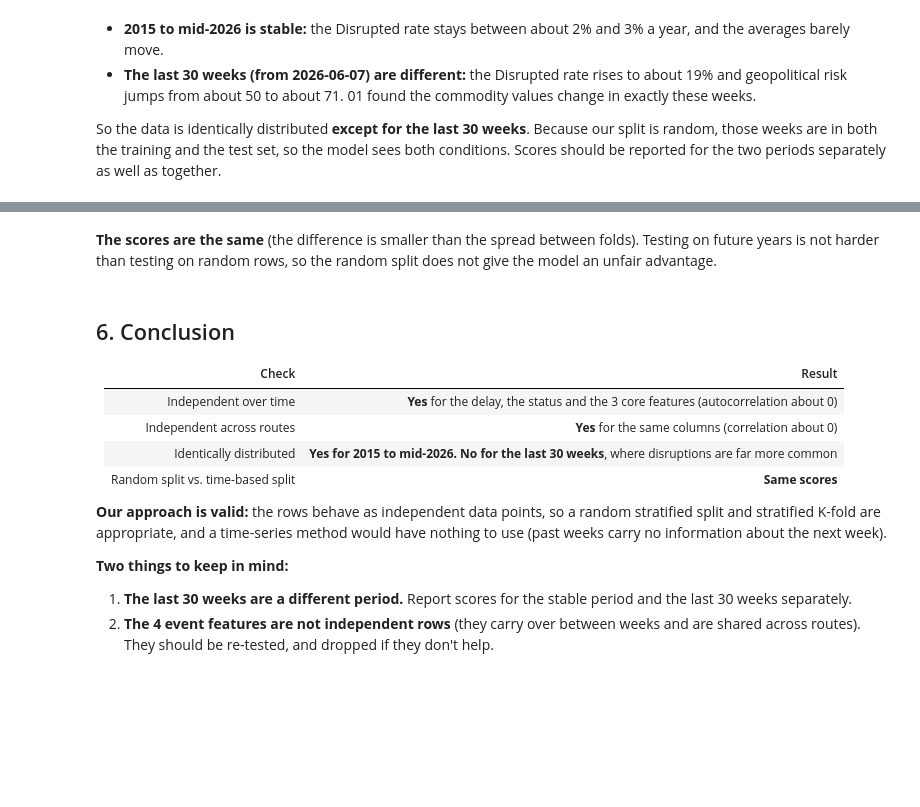
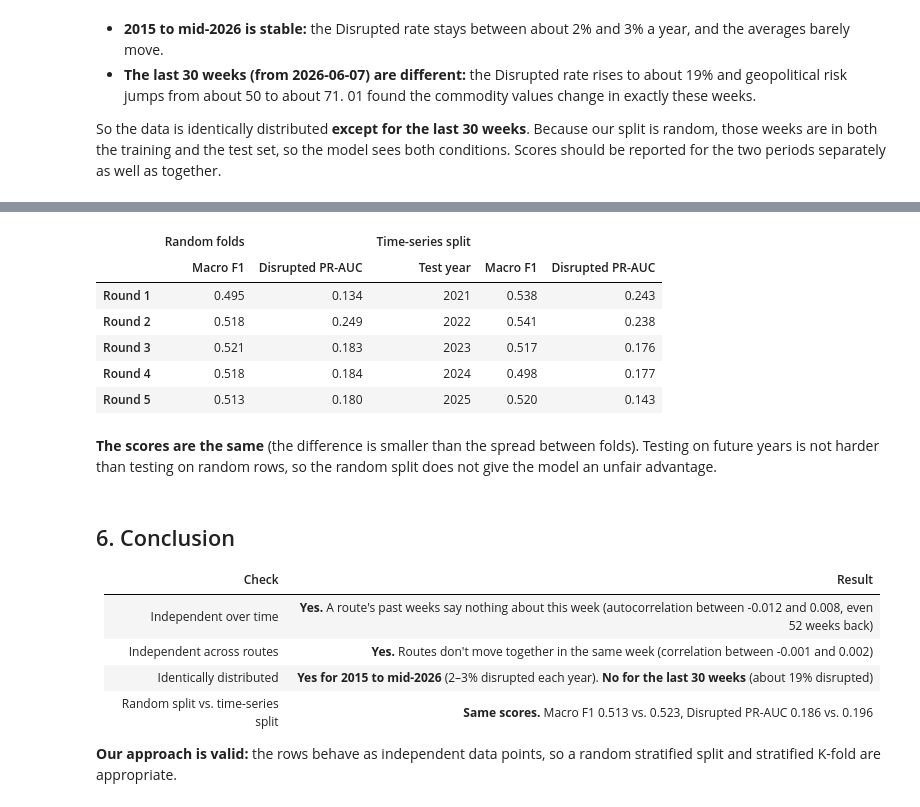
Before and after one commit to Break-Through-Tech/Accenture-2A-predict-the-supply-chain-disruptions, a Jupyter notebook: notebooks/02_3_iid_validation.ipynb, the cells around one changed output, grey strips where cells are left out. Cells and saved outputs as stored; diff of their text form; code cells hidden in the pictures; blank space fills up the shorter version.

```diff
--- a/notebooks/02_3_iid_validation.ipynb
+++ b/notebooks/02_3_iid_validation.ipynb
@@ -290,3 +267,20 @@ pd.DataFrame({
+# %%
+# Every round behind the averages above (5 rounds per method)
+names = {"macro_f1": "Macro F1", "disrupted_pr_auc": "Disrupted PR-AUC"}
+all_rounds = pd.concat({
+    "Random folds": random_scores.rename(columns=names),
+    "Time-series split": time_scores.rename(columns=names).assign(**{"Test year": test_years})[["Test year", *names.values()]],
+}, axis=1)
+all_rounds.index = [f"Round {i}" for i in range(1, len(all_rounds) + 1)]
+all_rounds.round(3)
+# %% [output]
+|  | Random folds |  | Time-series split |  |  |
+|  | Macro F1 | Disrupted PR-AUC | Test year | Macro F1 | Disrupted PR-AUC |
+| Round 1 | 0.495 | 0.134 | 2021 | 0.538 | 0.243 |
+| Round 2 | 0.518 | 0.249 | 2022 | 0.541 | 0.238 |
+| Round 3 | 0.521 | 0.183 | 2023 | 0.517 | 0.176 |
+| Round 4 | 0.518 | 0.184 | 2024 | 0.498 | 0.177 |
+| Round 5 | 0.513 | 0.180 | 2025 | 0.520 | 0.143 |
 # %% [markdown]
 **The scores are the same** (the difference is smaller than the spread between folds). Testing on future years is not harder than testing on random rows, so the random split does not give the model an unfair advantage.
 # %% [markdown]
@@ -294,13 +288,9 @@ pd.DataFrame({
 
 | Check | Result |
 |---|---|
-| Independent over time | **Yes** for the delay, the status and the 3 core features (autocorrelation about 0) |
-| Independent across routes | **Yes** for the same columns (correlation about 0) |
-| Identically distributed | **Yes for 2015 to mid-2026. No for the last 30 weeks**, where disruptions are far more common |
-| Random split vs. time-based split | **Same scores** |
+| Independent over time | **Yes.** A route's past weeks say nothing about this week (autocorrelation between -0.012 and 0.008, even 52 weeks back) |
+| Independent across routes | **Yes.** Routes don't move together in the same week (correlation between -0.001 and 0.002) |
+| Identically distributed | **Yes for 2015 to mid-2026** (2–3% disrupted each year). **No for the last 30 weeks** (about 19% disrupted) |
+| Random split vs. time-series split | **Same scores.** Macro F1 0.513 vs. 0.523, Disrupted PR-AUC 0.186 vs. 0.196 |
 
-**Our approach is valid:** the rows behave as independent data points, so a random stratified split and stratified K-fold are appropriate, and a time-series method would have nothing to use (past weeks carry no information about the next week).
-
-**Two things to keep in mind:**
-1. **The last 30 weeks are a different period.** Report scores for the stable period and the last 30 weeks separately.
-2. **The 4 event features are not independent rows** (they carry over between weeks and are shared across routes). They should be re-tested, and dropped if they don't help.
+**Our approach is valid:** the rows behave as independent data points, so a random stratified split and stratified K-fold are appropriate.
```
Also changed, not shown: parts of 12 cells of this notebook.
